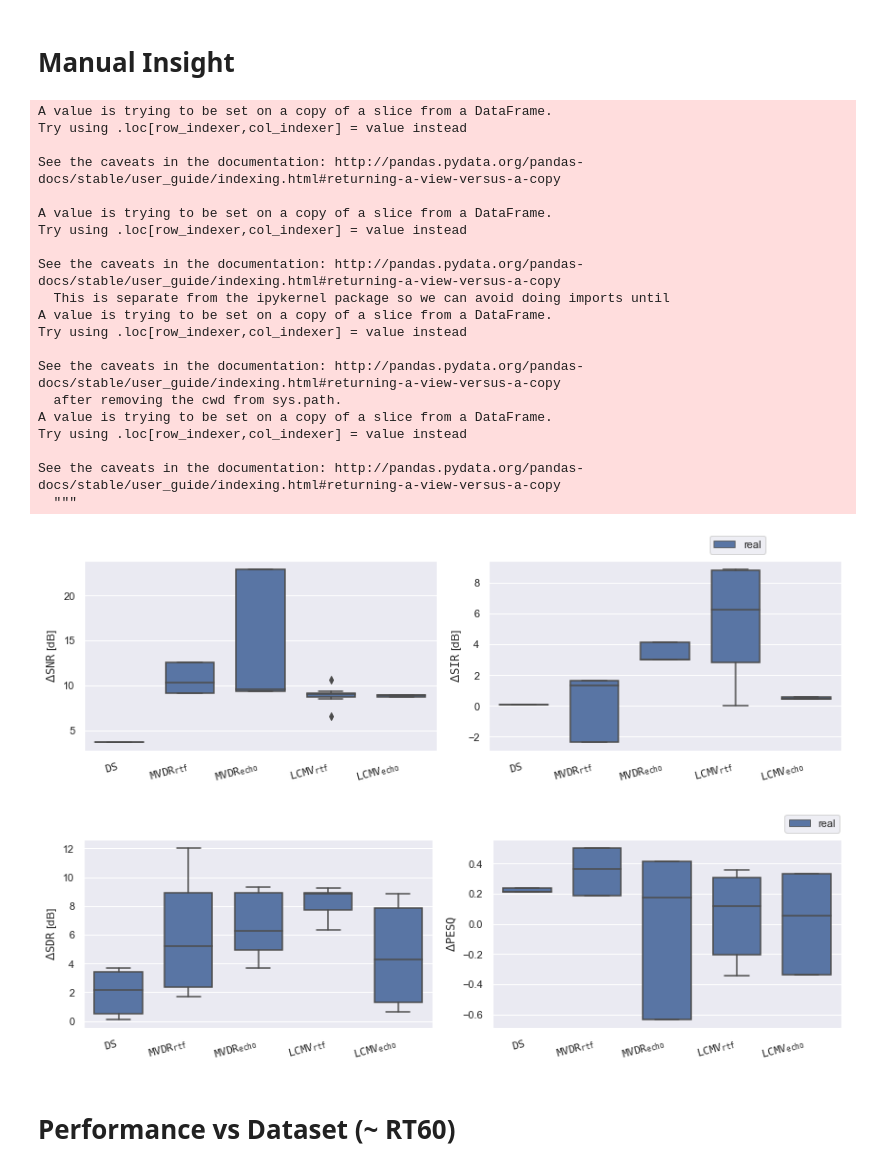
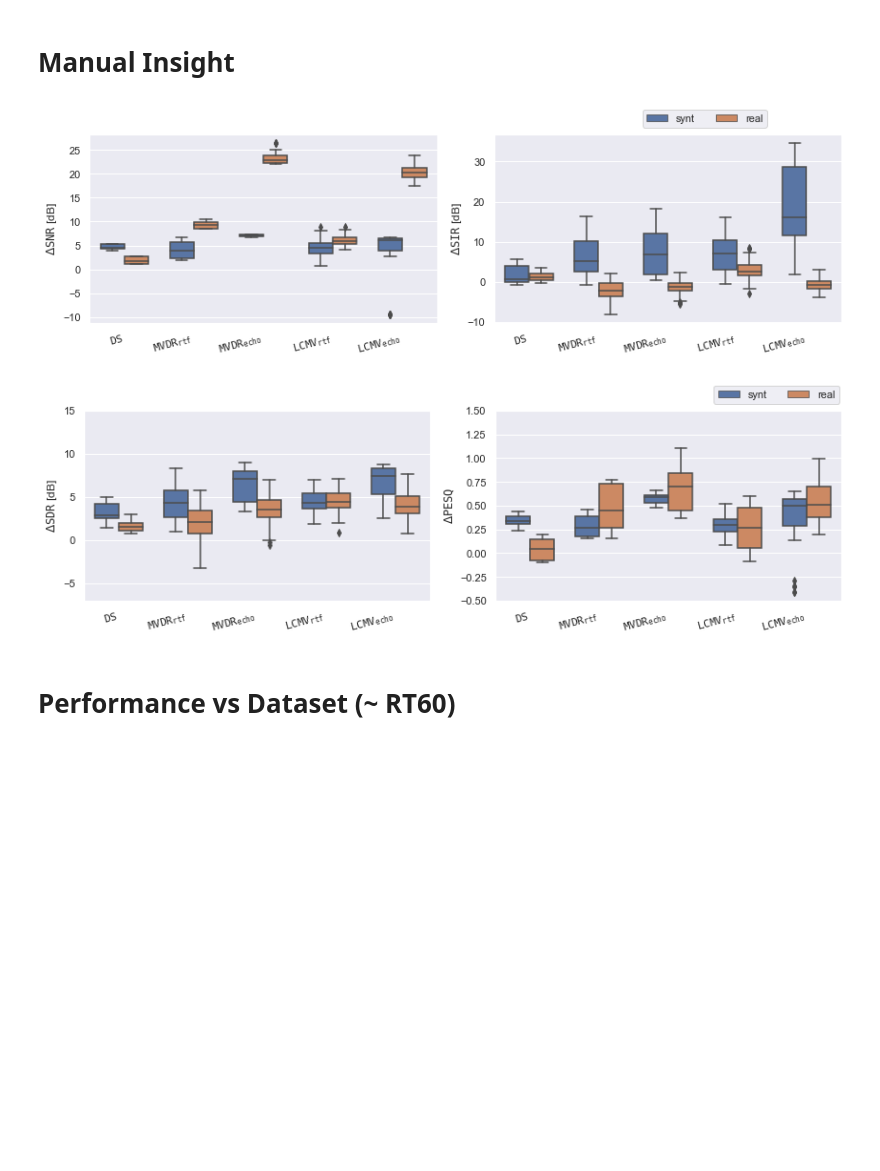
Before and after one commit to Chutlhu/dEchorate, a Jupyter notebook: notebooks/Echo aware Beamforming - results for journal.ipynb, the cells around one changed output. Saved outputs shown, nothing was run; the diff lists cells and outputs as text; code cells hidden in the pictures; blank space fills up the shorter version.

Commit message:
mmmh noise and interf?

```diff
--- a/notebooks/Echo aware Beamforming - results for journal.ipynb
+++ b/notebooks/Echo aware Beamforming - results for journal.ipynb
@@ -25,7 +29,7 @@ using an ideal voice activity detector,
 ## synth results
 # %%
 path_to_data = '../recipes/echo_aware_processing/data/interim/'
-files = glob(path_to_data + '2020-08-24*.csv')
+files = glob(path_to_data + '2020-08-25*.csv')
 results = pd.DataFrame()
 for file in files:
     res = pd.read_csv(file)
@@ -229,39 +256,17 @@ boxplot_performance(df)
 # Manual Insight
 # %%
 loc_res = df.loc[
-      (df['dataset'] == 2)
-    & (df['array'] == 2)
+#       (df['dataset'] == 0)
+      (df['array'] == 0)
     & (df['target_idx'] == 0)
-    & (df['interf_idx'] == 1)
-    & (df['spk_comb'] == 1)
-    & (df['spk_comb'] == 1)
-    & (df['sir'] >= 0)
-    & (df['snr'] >= 0)
+#     & (df['interf_idx'] == 1)
+    & (df['sir'] == 0)
+    & (df['snr'] == 0)
 ]
-boxplot_performance(loc_res)
+boxplot_performance(loc_res, plot_for = ['snr_sir', 'sdr_pesq'])
 # %% [output]
-A value is trying to be set on a copy of a slice from a DataFrame.
-Try using .loc[row_indexer,col_indexer] = value instead
-
-See the caveats in the documentation: http://pandas.pydata.org/pandas-docs/stable/user_guide/indexing.html#returning-a-view-versus-a-copy
-
-A value is trying to be set on a copy of a slice from a DataFrame.
-Try using .loc[row_indexer,col_indexer] = value instead
-
-See the caveats in the documentation: http://pandas.pydata.org/pandas-docs/stable/user_guide/indexing.html#returning-a-view-versus-a-copy
-  This is separate from the ipykernel package so we can avoid doing imports until
-A value is trying to be set on a copy of a slice from a DataFrame.
-Try using .loc[row_indexer,col_indexer] = value instead
-
-See the caveats in the documentation: http://pandas.pydata.org/pandas-docs/stable/user_guide/indexing.html#returning-a-view-versus-a-copy
-  after removing the cwd from sys.path.
-A value is trying to be set on a copy of a slice from a DataFrame.
-Try using .loc[row_indexer,col_indexer] = value instead
-
-See the caveats in the documentation: http://pandas.pydata.org/pandas-docs/stable/user_guide/indexing.html#returning-a-view-versus-a-copy
-  """
-[figure, old version]
+[figure, new version]
-[figure, old version]
+[figure, new version]
 # %% [markdown]
 # Performance vs Dataset (~ RT60)
 # %%
```
Also changed, not shown: parts of 8 cells of this notebook, 4 other files.
